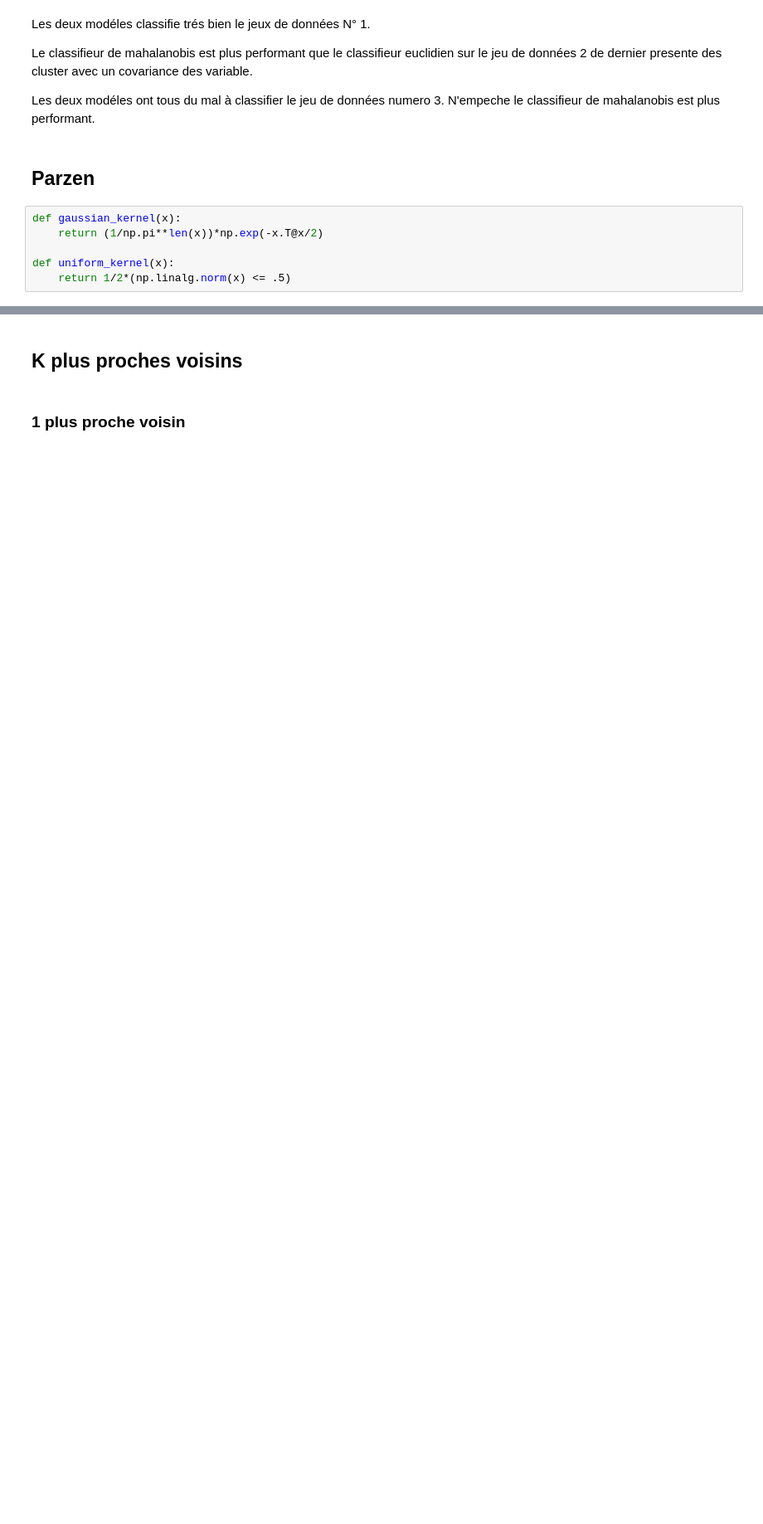
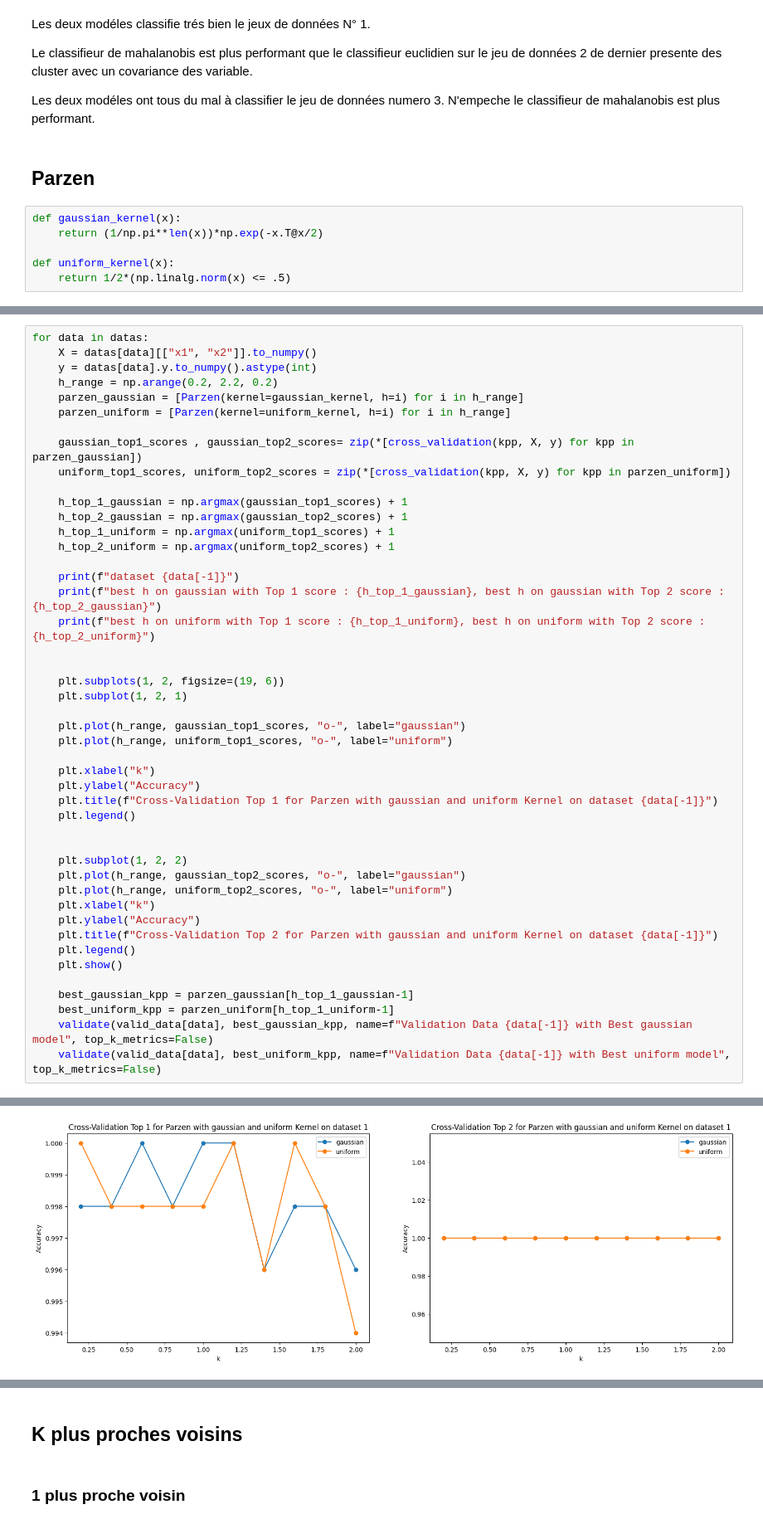
Before and after one commit to ba-talibe/TP_TH_Bayiesienne_Decision, a Jupyter notebook: M1_SD/Apprentissage Automatique.ipynb, the cells around one changed output, grey strips where cells are left out. Shown at 83% size. Cells and saved outputs as stored; diff of their text form; blank space fills up the shorter version.

Commit message:
corrected Parzen classifier

```diff
--- a/M1_SD/Apprentissage Automatique.ipynb
+++ b/M1_SD/Apprentissage Automatique.ipynb
@@ -527,0 +552,47 @@ top1 : 0.266
+# %%
+for data in datas:
+    X = datas[data][["x1", "x2"]].to_numpy()
+    y = datas[data].y.to_numpy().astype(int)
+    h_range = np.arange(0.2, 2.2, 0.2)
+    parzen_gaussian = [Parzen(kernel=gaussian_kernel, h=i) for i in h_range]
+    parzen_uniform = [Parzen(kernel=uniform_kernel, h=i) for i in h_range]
+
+    gaussian_top1_scores , gaussian_top2_scores= zip(*[cross_validation(kpp, X, y) for kpp in parzen_gaussian])
+    uniform_top1_scores, uniform_top2_scores = zip(*[cross_validation(kpp, X, y) for kpp in parzen_uniform])
+
+    h_top_1_gaussian = np.argmax(gaussian_top1_scores) + 1
+    h_top_2_gaussian = np.argmax(gaussian_top2_scores) + 1
+    h_top_1_uniform = np.argmax(uniform_top1_scores) + 1
+    h_top_2_uniform = np.argmax(uniform_top2_scores) + 1
+
+    print(f"dataset {data[-1]}")
+    print(f"best h on gaussian with Top 1 score : {h_top_1_gaussian}, best h on gaussian with Top 2 score : {h_top_2_gaussian}")
+    print(f"best h on uniform with Top 1 score : {h_top_1_uniform}, best h on uniform with Top 2 score : {h_top_2_uniform}")
+
+
+    plt.subplots(1, 2, figsize=(19, 6))
+    plt.subplot(1, 2, 1)
+
+    plt.plot(h_range, gaussian_top1_scores, "o-", label="gaussian")
+    plt.plot(h_range, uniform_top1_scores, "o-", label="uniform")
+
+    plt.xlabel("k")
+    plt.ylabel("Accuracy")
+    plt.title(f"Cross-Validation Top 1 for Parzen with gaussian and uniform Kernel on dataset {data[-1]}")
+    plt.legend()
+
+
+    plt.subplot(1, 2, 2)
+    plt.plot(h_range, gaussian_top2_scores, "o-", label="gaussian")
+    plt.plot(h_range, uniform_top2_scores, "o-", label="uniform")
+    plt.xlabel("k")
+    plt.ylabel("Accuracy")
+    plt.title(f"Cross-Validation Top 2 for Parzen with gaussian and uniform Kernel on dataset {data[-1]}")
+    plt.legend()
+    plt.show()
+
+    best_gaussian_kpp = parzen_gaussian[h_top_1_gaussian-1]
+    best_uniform_kpp = parzen_uniform[h_top_1_uniform-1]
+    validate(valid_data[data], best_gaussian_kpp, name=f"Validation Data {data[-1]} with Best gaussian model", top_k_metrics=False)
+    validate(valid_data[data], best_uniform_kpp, name=f"Validation Data {data[-1]} with Best uniform model", top_k_metrics=False)
+# %% [output]
@@ -527,0 +602 @@ top1 : 0.266
+[figure, added]
```
Also changed, not shown: parts of 8 cells of this notebook.
